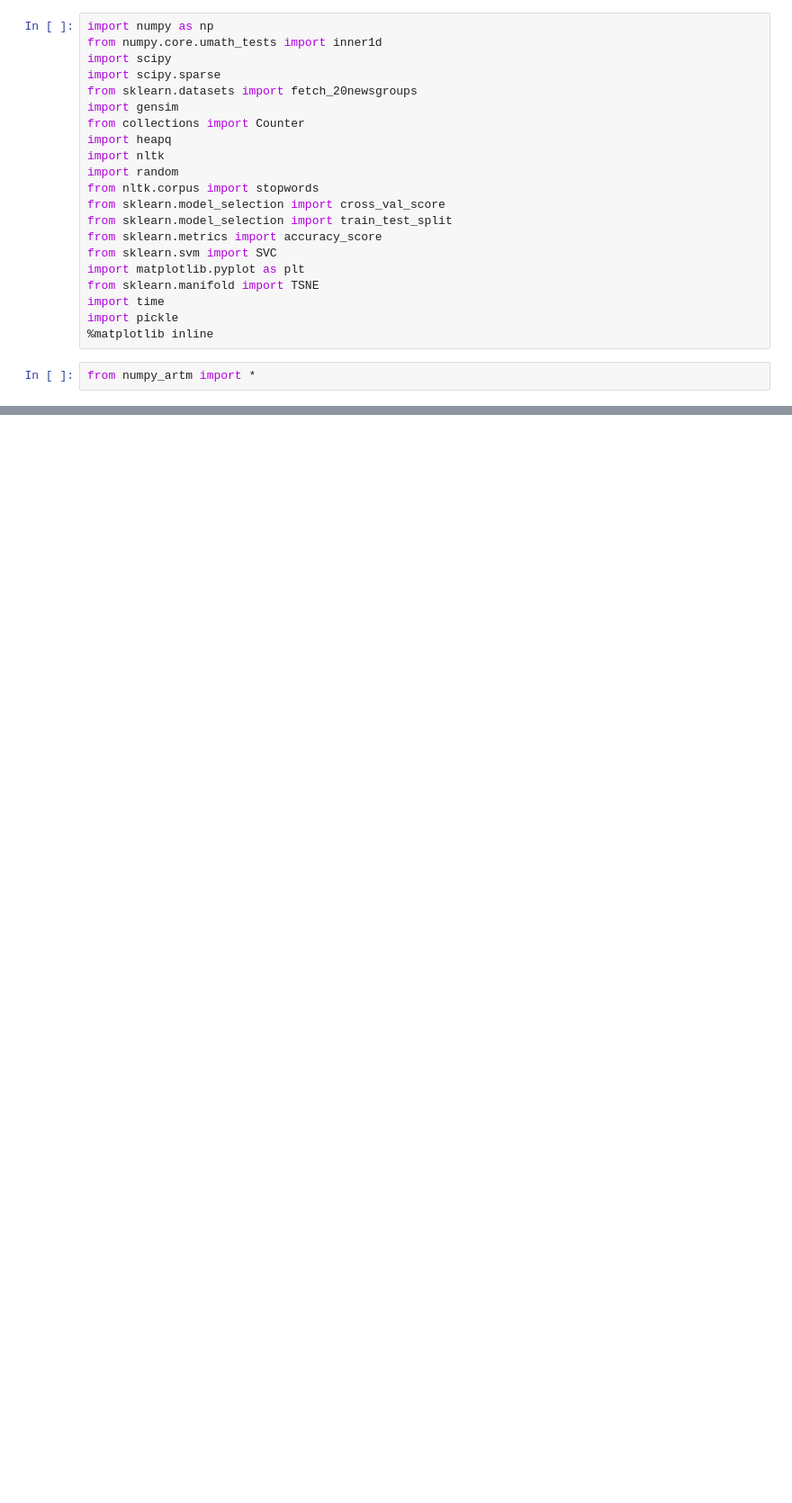
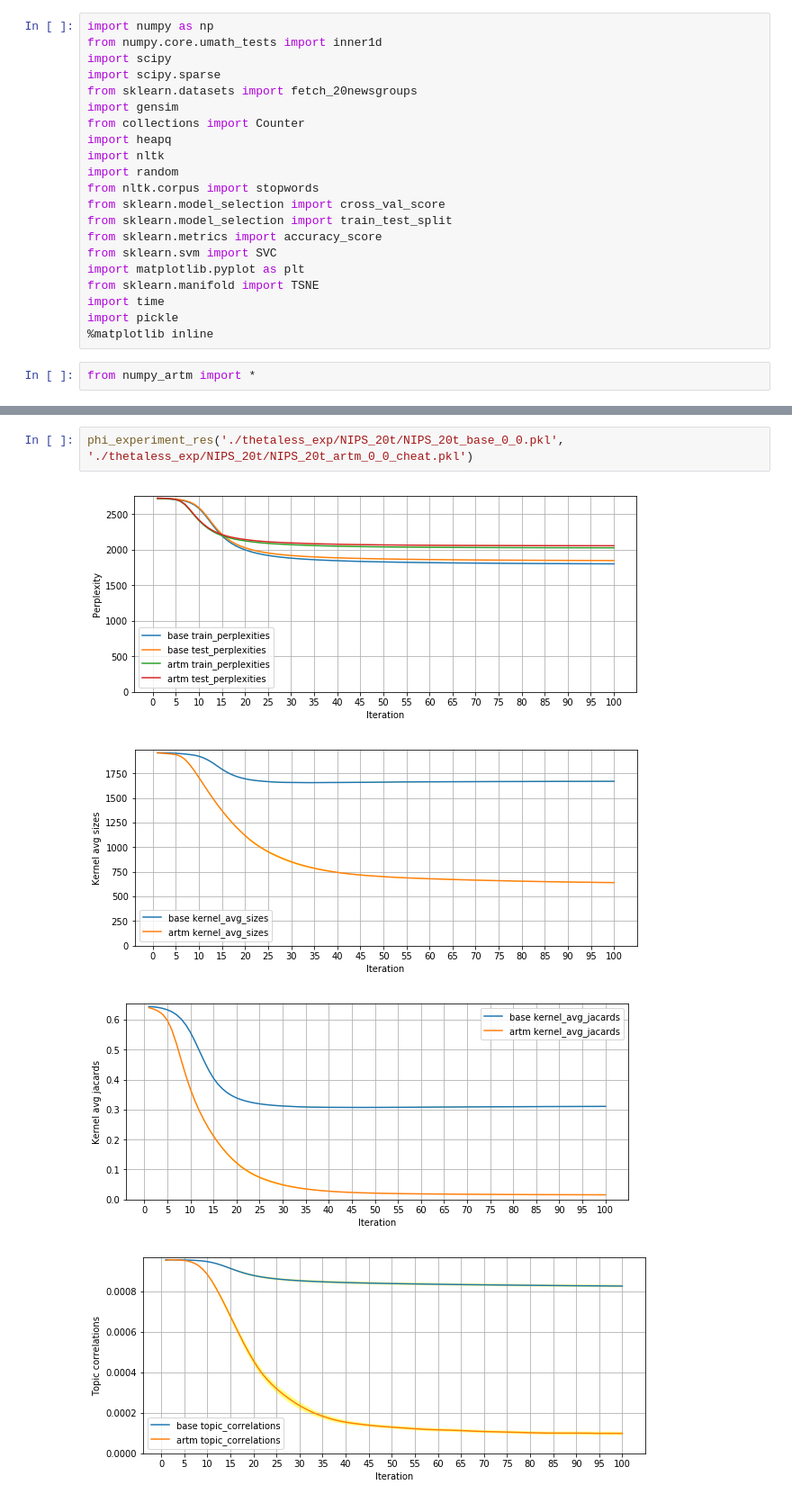
Before and after one commit to ilirhin/Diploma, a Jupyter notebook: Sources/ThetalessExperimentNIPS.ipynb, the cells around one changed output, grey strips where cells are left out. Shown at 90% size. Drawn from its saved outputs; the diff is of its cells as text; blank space fills up the shorter version.

```diff
--- a/Sources/ThetalessExperimentNIPS.ipynb
+++ b/Sources/ThetalessExperimentNIPS.ipynb
@@ -176,0 +192,7 @@ phi_experiment_res('./thetaless_exp/NIPS_30t_base_0_0.pkl', './thetaless_exp/NIP
+# %%
+phi_experiment_res('./thetaless_exp/NIPS_20t/NIPS_20t_base_0_0.pkl', './thetaless_exp/NIPS_20t/NIPS_20t_artm_0_0_cheat.pkl')
+# %% [output]
+[figure, added]
+[figure, added]
+[figure, added]
+[figure, added]
```
Also changed, not shown: parts of 19 cells of this notebook, 5 other files.
